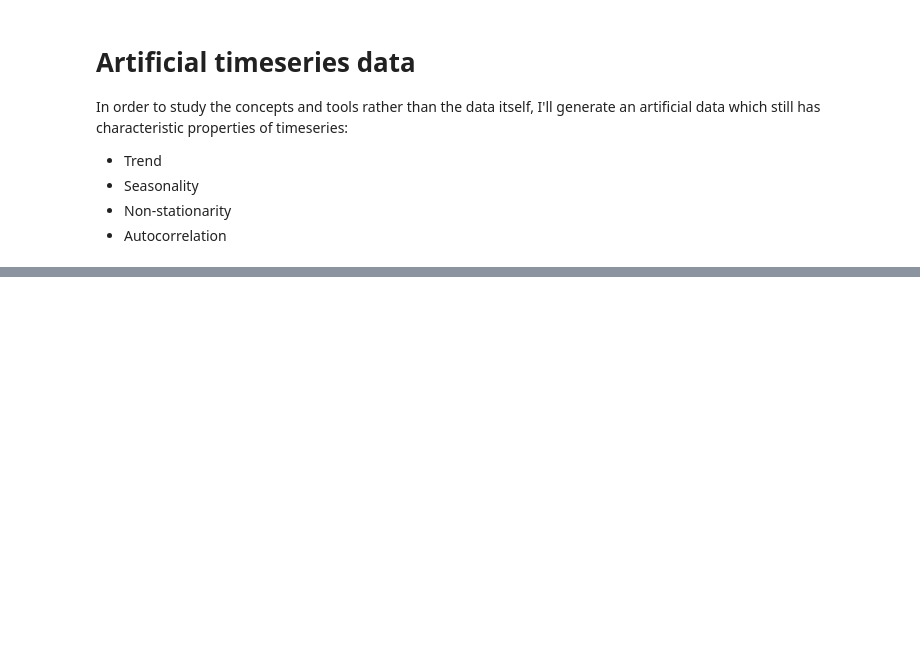
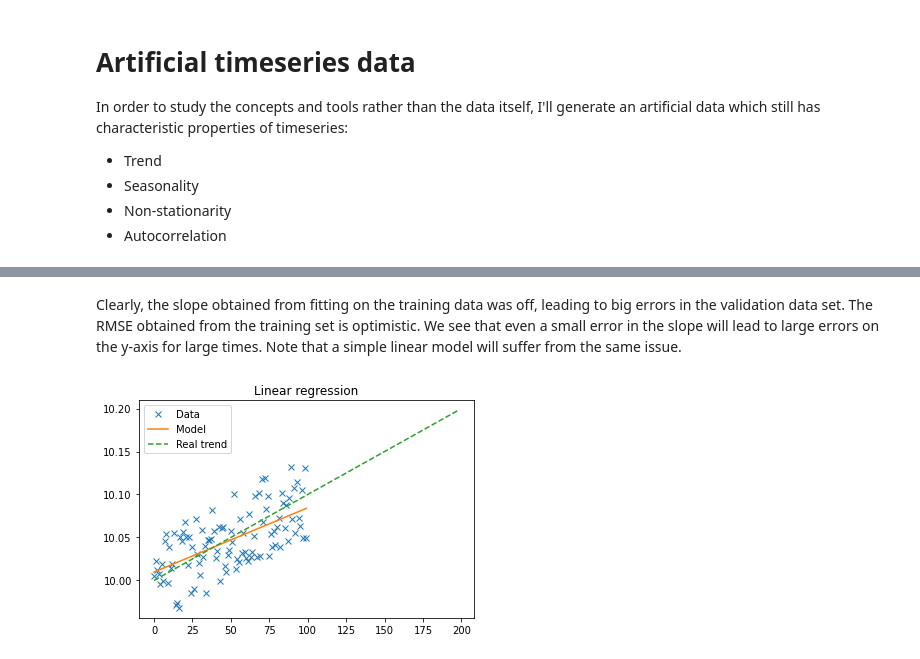
Before and after one commit to vivecalindahl/timeseries-prediction, a Jupyter notebook: timeseries-forecasting.ipynb, the cells around one changed output, grey strips where cells are left out. Drawn from its saved outputs; the diff is of its cells as text; code cells hidden in the pictures; blank space fills up the shorter version.

```diff
--- a/timeseries-forecasting.ipynb
+++ b/timeseries-forecasting.ipynb
@@ -30,4 +32,4 @@ times = np.arange(100)
 # %%
-def trend(times, slope=0.01, start=10):
+def trend(times, slope=0.001, start=10):
     return (times - times[0])*slope + start
 # %%
@@ -63,0 +254,17 @@ plt.legend();
+# %% [markdown]
+Clearly, the slope obtained from fitting on the training data was off, leading to big errors in the validation data set. The RMSE obtained from the training set is optimistic. We see that even a small error in the slope will  lead to large errors on the y-axis for large times. Note that a simple linear model will suffer from the same issue.
+# %%
+# Ordinary least squares, linear model: y = ax + b
+times
+y = trend(times)+noise(times)
+X = np.column_stack((np.ones(len(times)), times))
+ols_model = sm.OLS(y[:split], X[:split,:])
+ols_fit = ols_model.fit()
+yhat = ols_fit.predict(X[:split, :])
+plt.plot(y[:split], 'x', label='Data')
+plt.plot(yhat, label="Model")
+plt.plot(trend(times)[:-1], '--', label='Real trend')
+plt.legend()
+plt.title("Linear regression");
+# %% [output]
+[figure, added]
```
Also changed, not shown: parts of 38 cells of this notebook.
